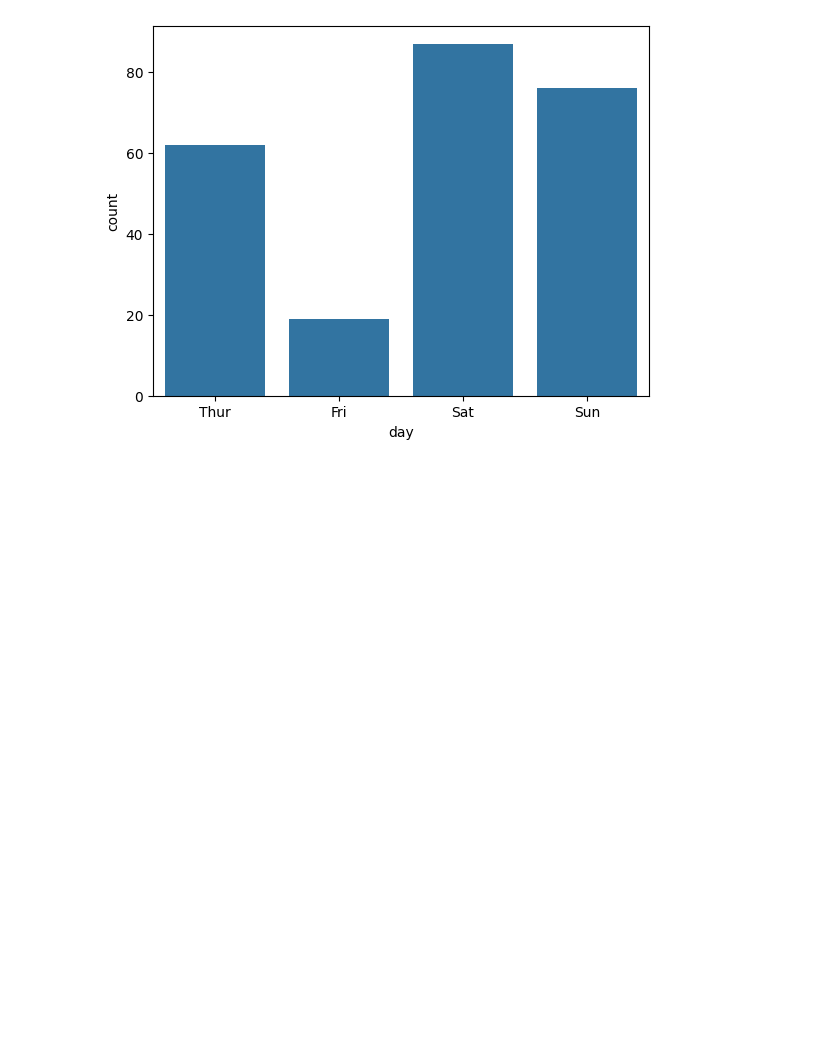
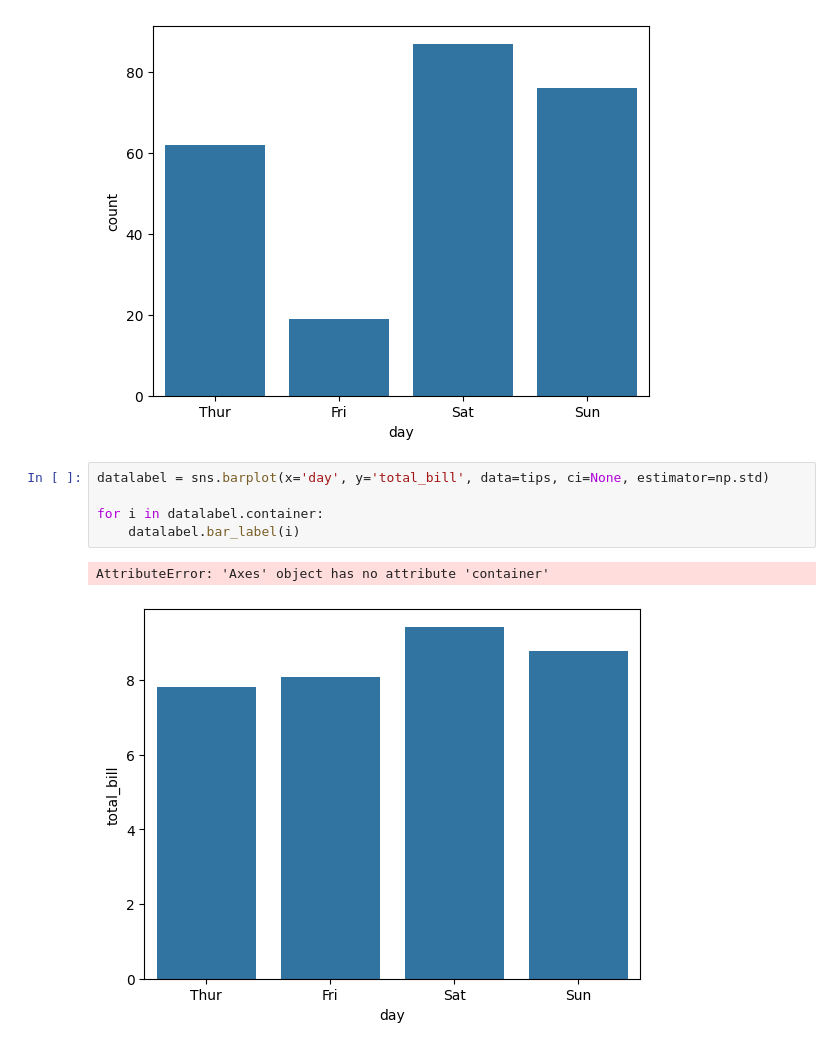
Before and after one commit to RaisulislamRimon/data-science-notes, a Jupyter notebook: module_9/module_9_class/class_1/2_data_visualization_seaborn_categorical_data_visualize.ipynb, the cells around one changed output. Drawn from its saved outputs; the diff is of its cells as text; blank space fills up the shorter version.

```diff
--- a/module_9/module_9_class/class_1/2_data_visualization_seaborn_categorical_data_visualize.ipynb
+++ b/module_9/module_9_class/class_1/2_data_visualization_seaborn_categorical_data_visualize.ipynb
@@ -426,3 +426,11 @@ sns.countplot(x='day', data=tips)
 sns.countplot(x='day', data=tips);
 # %% [output]
 [figure]
+# %%
+datalabel = sns.barplot(x='day', y='total_bill', data=tips, ci=None, estimator=np.std)
+
+for i in datalabel.container:
+    datalabel.bar_label(i)
+# %% [output]
+AttributeError: 'Axes' object has no attribute 'container'
+[figure, added]
```
Also changed, not shown: parts of 7 cells of this notebook.
